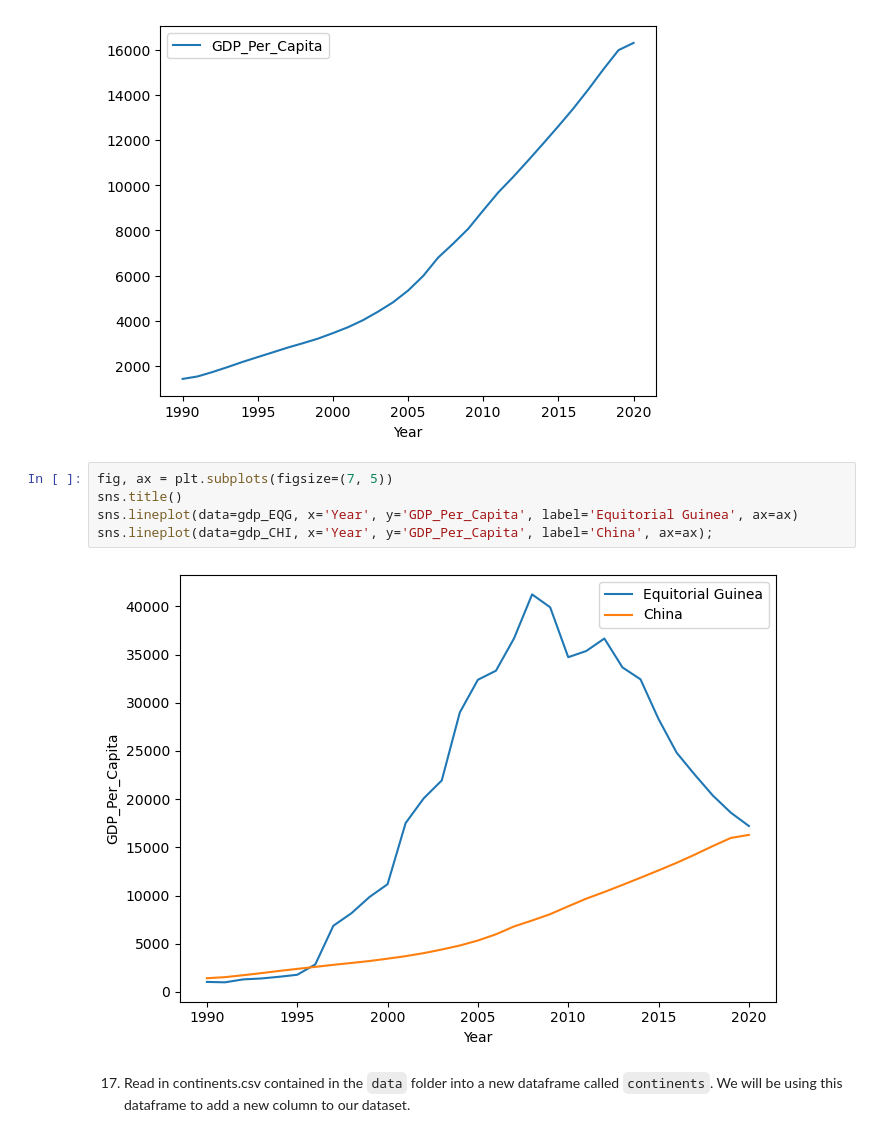
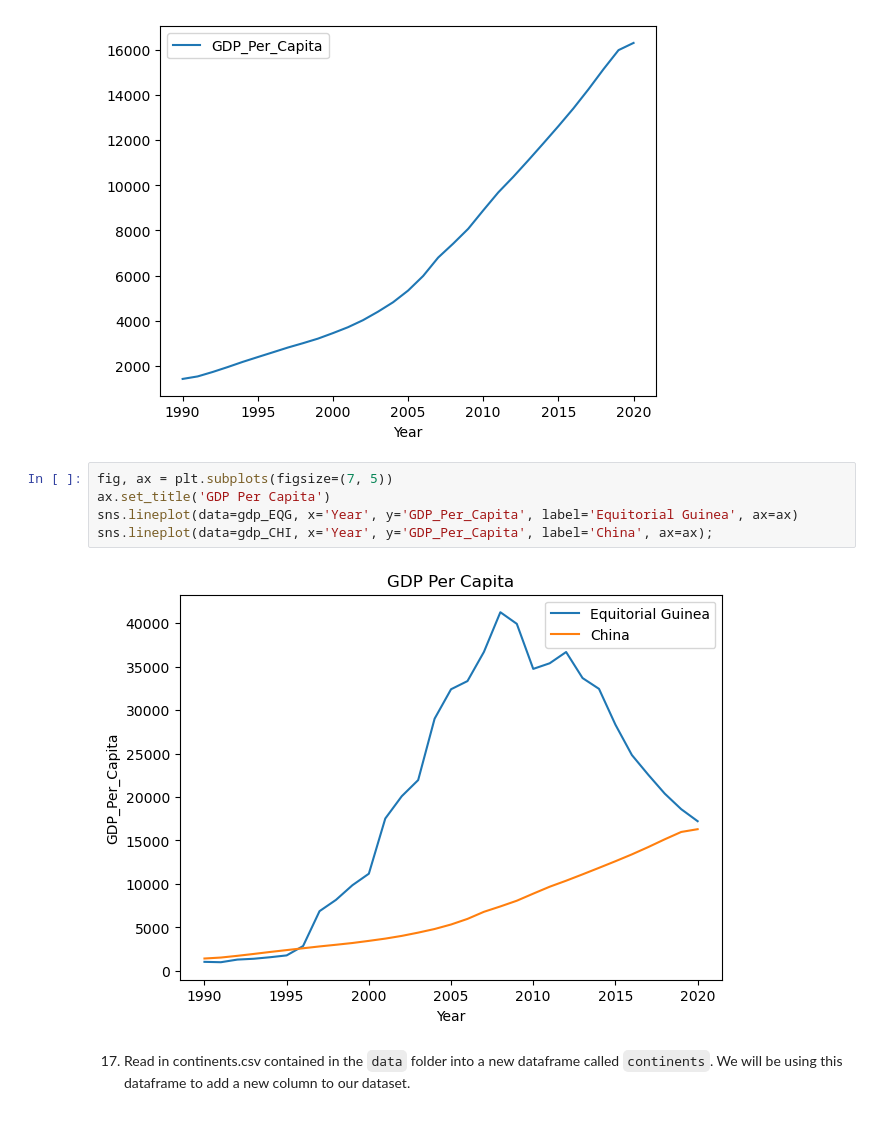
Before and after one commit to nss-data-science-cohort-7/un-exploration-brigancer, a Jupyter notebook: notebooks/UN_Data_Exploration.ipynb, the cells around one changed output. Saved outputs shown, nothing was run; the diff lists cells and outputs as text.

```diff
--- a/notebooks/UN_Data_Exploration.ipynb
+++ b/notebooks/UN_Data_Exploration.ipynb
@@ -349,11 +349,11 @@ gdp_CHI.plot(x = "Year",
 [figure]
 # %%
 fig, ax = plt.subplots(figsize=(7, 5))
-sns.title()
+ax.set_title('GDP Per Capita')
 sns.lineplot(data=gdp_EQG, x='Year', y='GDP_Per_Capita', label='Equitorial Guinea', ax=ax)
 sns.lineplot(data=gdp_CHI, x='Year', y='GDP_Per_Capita', label='China', ax=ax);
 # %% [output]
-[figure, old version]
+[figure, new version]
 # %% [markdown]
 17. Read in continents.csv contained in the `data` folder into a new dataframe called `continents`. We will be using this dataframe to add a new column to our dataset.
 # %%
```
Also changed, not shown: parts of 6 cells of this notebook.
